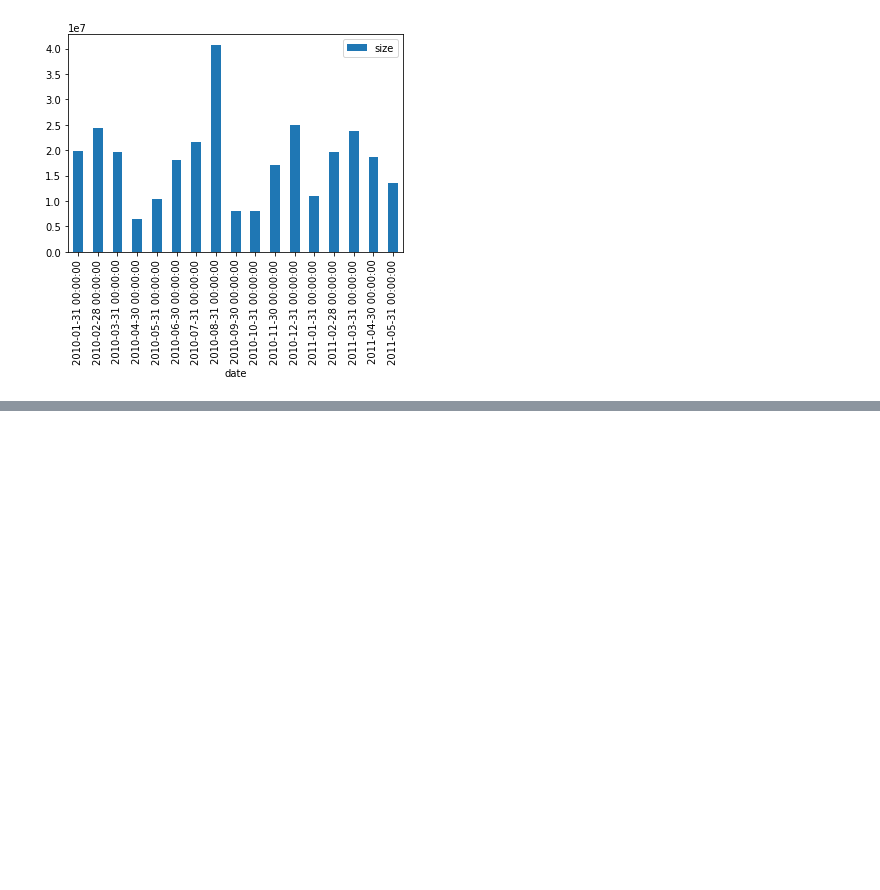
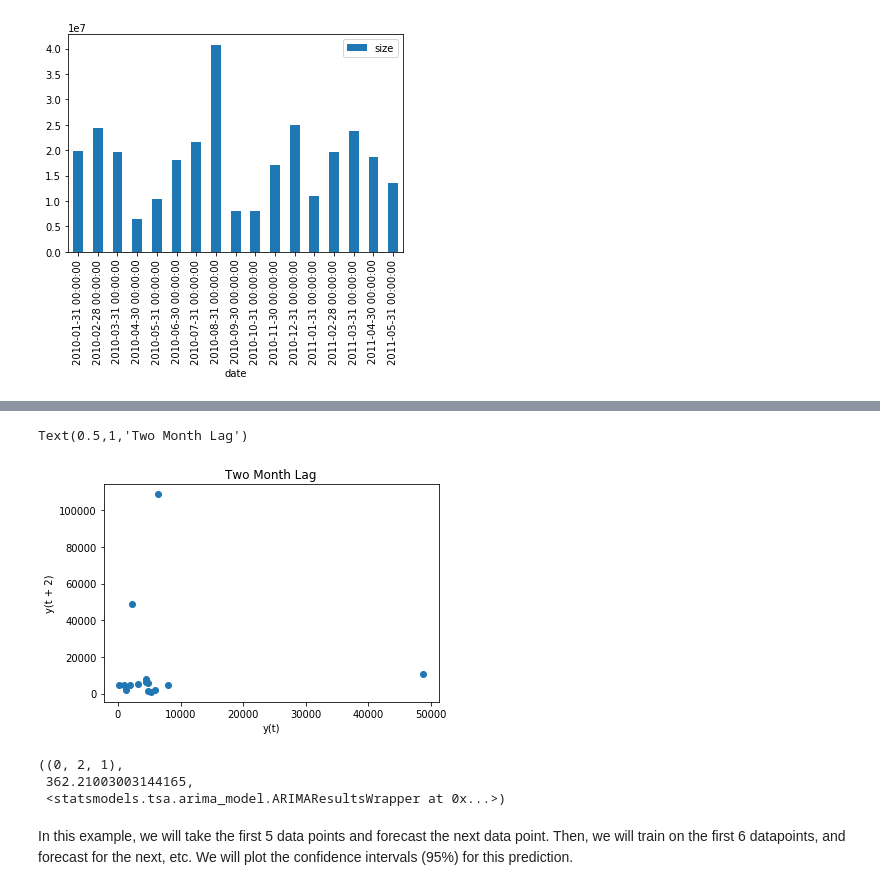
Before and after one commit to Emaasit/long-range-extrapolation, a Jupyter notebook: code/notebooks/ARIMA Analysis on CERT Email Data.ipynb, the cells around one changed output, grey strips where cells are left out. Saved outputs shown, nothing was run; the diff lists cells and outputs as text; code cells hidden in the pictures; blank space fills up the shorter version.

```diff
--- a/code/notebooks/CERT Email Data.ipynb
+++ b/code/notebooks/ARIMA Analysis on CERT Email Data.ipynb
@@ -217,0 +337,7 @@ df_noninsider.resample('1M', on='date').sum().plot(kind='bar')
+# %%
+from pandas.plotting import lag_plot
+lag_plot(df_size['size'] / 1000., lag=2)
+plt.title("Two Month Lag")
+# %% [output]
+Text(0.5,1,'Two Month Lag')
+[figure, added]
@@ -217,0 +369,9 @@ df_noninsider.resample('1M', on='date').sum().plot(kind='bar')
+# %%
+# Example of how function works
+get_ARIMA_param_values(y)
+# %% [output]
+((0, 2, 1),
+ 362.21003003144165,
+ <statsmodels.tsa.arima_model.ARIMAResultsWrapper at 0x...>)
+# %% [markdown]
+In this example, we will take the first 5 data points and forecast the next data point. Then, we will train on the first 6 datapoints, and forecast for the next, etc. We will plot the confidence intervals (95%) for this prediction.
```
Also changed, not shown: parts of 27 cells of this notebook, 1 other file.
